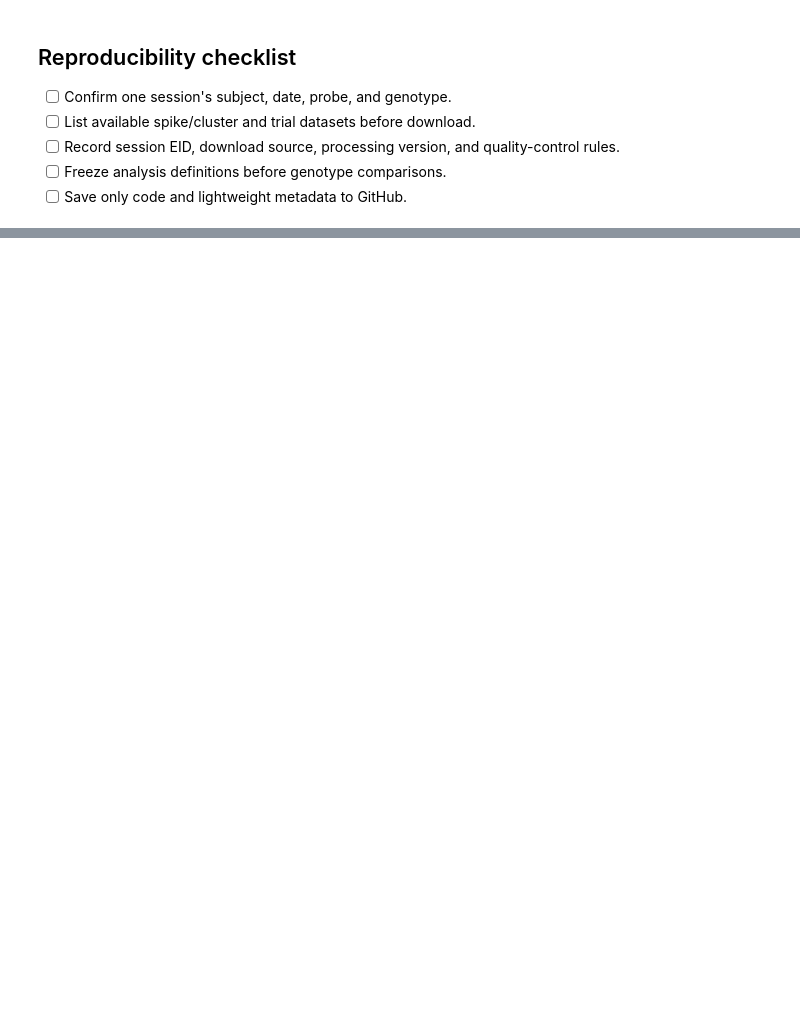
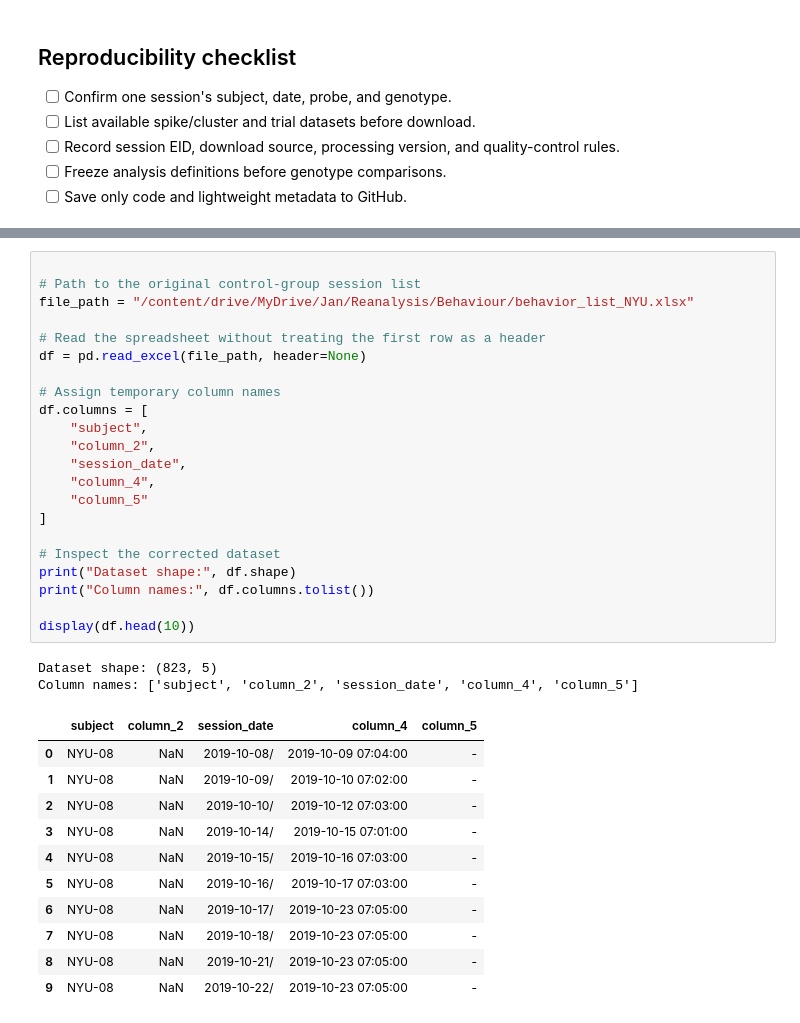
Before and after one commit to Noel-Betelgeuse/autism-neuropixels-reanalysis, a Jupyter notebook: 00_environment_and_data_access.ipynb, the cells around one changed output, grey strips where cells are left out. Saved outputs shown, nothing was run; the diff lists cells and outputs as text; blank space fills up the shorter version.

```diff
--- a/00_environment_and_data_access.ipynb
+++ b/00_environment_and_data_access.ipynb
@@ -57,0 +266,36 @@ else:
+# %%
+
+# Path to the original control-group session list
+file_path = "/content/drive/MyDrive/Jan/Reanalysis/Behaviour/behavior_list_NYU.xlsx"
+
+# Read the spreadsheet without treating the first row as a header
+df = pd.read_excel(file_path, header=None)
+
+# Assign temporary column names
+df.columns = [
+    "subject",
+    "column_2",
+    "session_date",
+    "column_4",
+    "column_5"
+]
+
+# Inspect the corrected dataset
+print("Dataset shape:", df.shape)
+print("Column names:", df.columns.tolist())
+
+display(df.head(10))
+# %% [output]
+Dataset shape: (823, 5)
+Column names: ['subject', 'column_2', 'session_date', 'column_4', 'column_5']
+|  | subject | column_2 | session_date | column_4 | column_5 |
+| 0 | NYU-08 | NaN | 2019-10-08/ | 2019-10-09 07:04:00 | - |
+| 1 | NYU-08 | NaN | 2019-10-09/ | 2019-10-10 07:02:00 | - |
+| 2 | NYU-08 | NaN | 2019-10-10/ | 2019-10-12 07:03:00 | - |
+| 3 | NYU-08 | NaN | 2019-10-14/ | 2019-10-15 07:01:00 | - |
+| 4 | NYU-08 | NaN | 2019-10-15/ | 2019-10-16 07:03:00 | - |
+| 5 | NYU-08 | NaN | 2019-10-16/ | 2019-10-17 07:03:00 | - |
+| 6 | NYU-08 | NaN | 2019-10-17/ | 2019-10-23 07:05:00 | - |
+| 7 | NYU-08 | NaN | 2019-10-18/ | 2019-10-23 07:05:00 | - |
+| 8 | NYU-08 | NaN | 2019-10-21/ | 2019-10-23 07:05:00 | - |
+| 9 | NYU-08 | NaN | 2019-10-22/ | 2019-10-23 07:05:00 | - |
```
Also changed, not shown: parts of 10 cells of this notebook.
